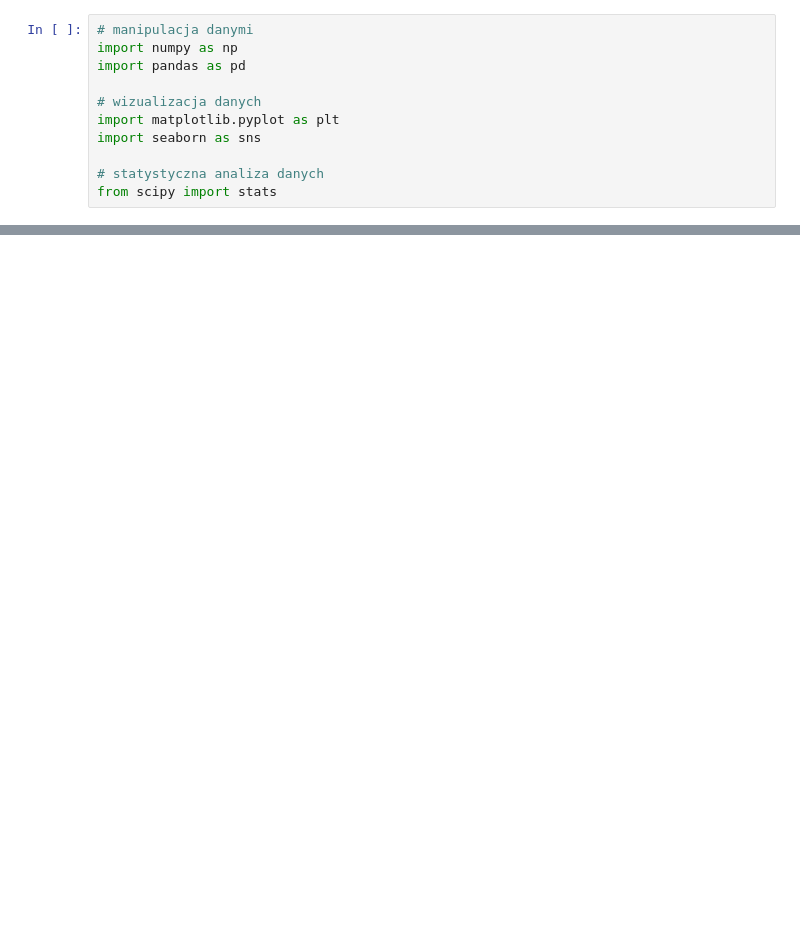
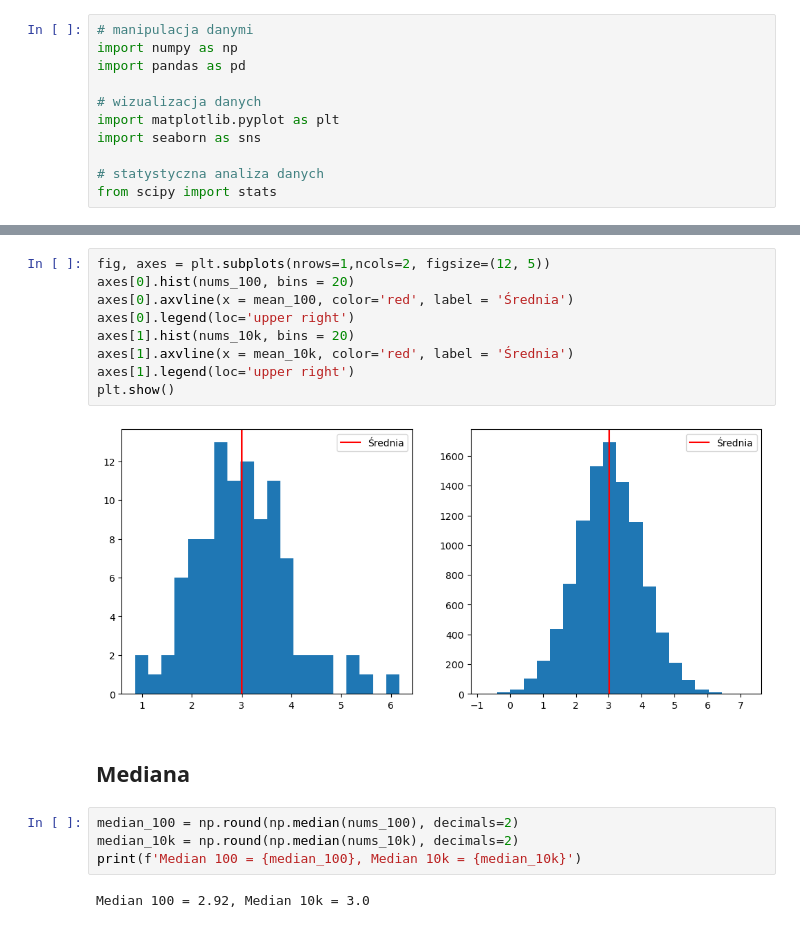
Before and after one commit to TomLdZ/Kodilla-Module_10, a Jupyter notebook: Zadanie_10_2.ipynb, the cells around one changed output, grey strips where cells are left out. Cells and saved outputs as stored; diff of their text form; blank space fills up the shorter version.

```diff
--- a/Zadanie_10_2.ipynb
+++ b/Zadanie_10_2.ipynb
@@ -36,0 +45,19 @@ plt.show()
+# %%
+fig, axes = plt.subplots(nrows=1,ncols=2, figsize=(12, 5))
+axes[0].hist(nums_100, bins = 20)
+axes[0].axvline(x = mean_100, color='red', label = 'Średnia')
+axes[0].legend(loc='upper right')
+axes[1].hist(nums_10k, bins = 20)
+axes[1].axvline(x = mean_10k, color='red', label = 'Średnia')
+axes[1].legend(loc='upper right')
+plt.show()
+# %% [output]
+[figure, added]
+# %% [markdown]
+## Mediana
+# %%
+median_100 = np.round(np.median(nums_100), decimals=2)
+median_10k = np.round(np.median(nums_10k), decimals=2)
+print(f'Median 100 = {median_100}, Median 10k = {median_10k}')
+# %% [output]
+Median 100 = 2.92, Median 10k = 3.0
```
Also changed, not shown: parts of 20 cells of this notebook.
